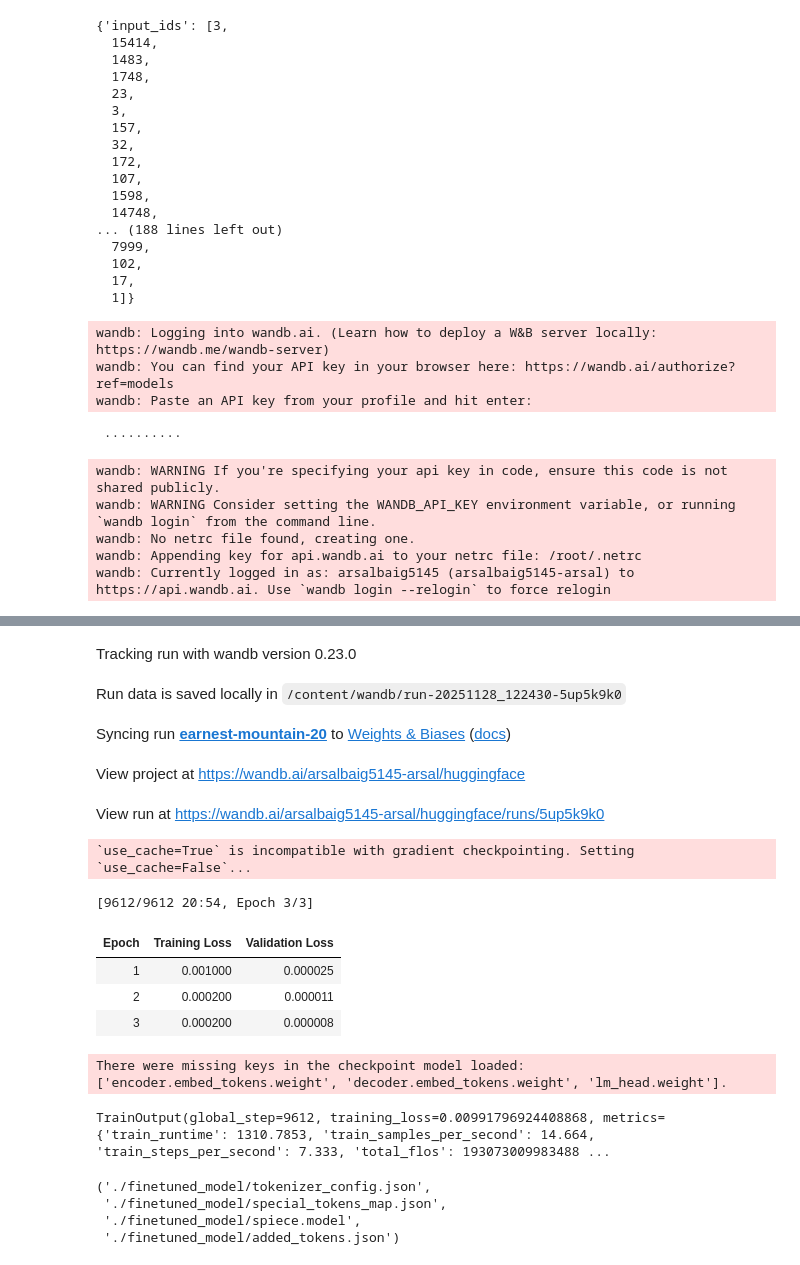
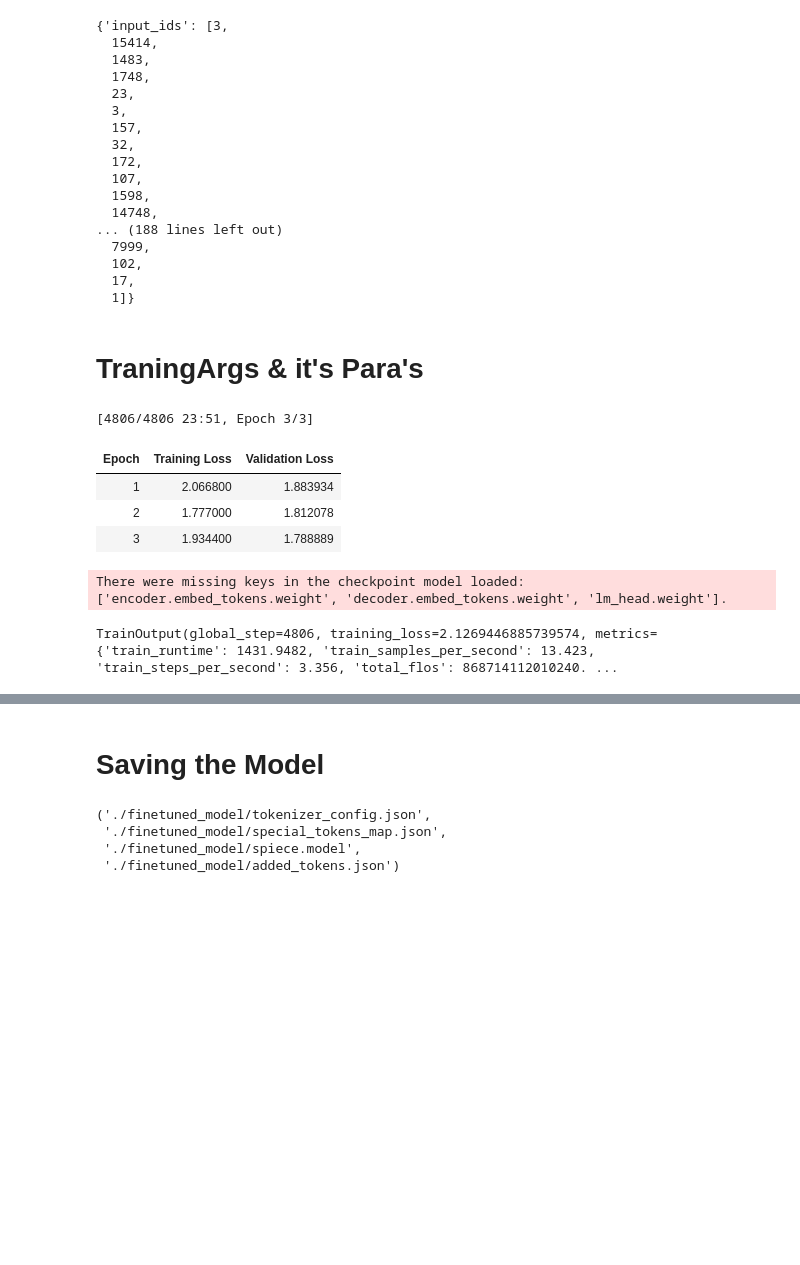
Before and after one commit to ArsalBAIG/LLMs-Large-Language-Model-Frameworks-, a Jupyter notebook: Recipe Generator/Recipe Generator.ipynb, the cells around one changed output, grey strips where cells are left out. Drawn from its saved outputs; the diff is of its cells as text; code cells hidden in the pictures; blank space fills up the shorter version.

```diff
--- a/Recipe Generator/Recipe Generator.ipynb
+++ b/Recipe Generator/Recipe Generator.ipynb
@@ -157,8 +165,8 @@ train_data.shape, test_data.shape
 # %% [output]
 ((6407, 11), (1602, 11))
 # %%
-tokenizer = T5Tokenizer.from_pretrained('t5-small')
-model = AutoModelForSeq2SeqLM.from_pretrained('t5-small')
+tokenizer = T5Tokenizer.from_pretrained('t5-base')
+model = AutoModelForSeq2SeqLM.from_pretrained('t5-base')
 
 device = 'cuda' if torch.cuda.is_available() else 'cpu'
 model.to(device)
@@ -238,48 +241,47 @@ train_dataset[0]
   102,
   17,
   1]}
+# %% [markdown]
+# TraningArgs & it's Para's
 # %%
-data_collator = DataCollatorForLanguageModeling(
+data_collator = DataCollatorForSeq2Seq(
     tokenizer=tokenizer,
-    mlm=False
 )
 
 # Enable input grads for gradient checkpointing with PEFT models
 model.enable_input_require_grads()
 
 traning_args = TrainingArguments(
     output_dir= './results',
     eval_strategy= 'epoch',
     save_strategy= 'epoch',
     learning_rate= 5e-5,
     num_train_epochs= 3,
     per_device_train_batch_size= 4, # Further reduced batch size
     per_device_eval_batch_size= 4,  # Further reduced batch size
     weight_decay= 0.01,
     warmup_steps= 100,
     logging_dir= './logs',
     logging_steps= 10,
     load_best_model_at_end= True,
     fp16=True, # Enable mixed precision training
     gradient_checkpointing=True # Enable gradient checkpointing
 )
 
 trainer = Trainer(
     model= model,
     args= traning_args,
     train_dataset= train_dataset,
     eval_dataset= test_dataset,
     data_collator= data_collator
 )
 
 trainer.train()
 # %% [output]
-wandb: Logging into wandb.ai. (Learn how to deploy a W&B server locally: https://wandb.me/wandb-server)
-wandb: You can find your API key in your browser here: https://wandb.ai/authorize?ref=models
-wandb: Paste an API key from your profile and hit enter:
+[4806/4806 23:51, Epoch 3/3]
+| Epoch | Training Loss | Validation Loss |
+| 1 | 2.066800 | 1.883934 |
+| 2 | 1.777000 | 1.812078 |
+| 3 | 1.934400 | 1.788889 |
- ··········
+There were missing keys in the checkpoint model loaded: ['encoder.embed_tokens.weight', 'decoder.embed_tokens.weight', 'lm_head.weight'].
-wandb: WARNING If you're specifying your api key in code, ensure this code is not shared publicly.
-wandb: WARNING Consider setting the WANDB_API_KEY environment variable, or running `wandb login` from the command line.
-wandb: No netrc file found, creating one.
-wandb: Appending key for api.wandb.ai to your netrc file: /root/.netrc
-wandb: Currently logged in as: arsalbaig5145 (arsalbaig5145-arsal) to https://api.wandb.ai. Use `wandb login --relogin` to force relogin
+TrainOutput(global_step=4806, training_loss=2.1269446885739574, metrics={'train_runtime': 1431.9482, 'train_samples_per_second': 13.423, 'train_steps_per_second': 3.356, 'total_flos': 868714112010240. ...
@@ -287,16 +288,5 @@ wandb: Currently logged in as: arsalbaig5145 (arsalbaig5145-arsal) to https://ap
-Tracking run with wandb version 0.23.0
-Run data is saved locally in /content/wandb/run-20251128_122430-5up5k9k0
-Syncing run earnest-mountain-20 to Weights & Biases (docs)
-View project at https://wandb.ai/arsalbaig5145-arsal/huggingface
-View run at https://wandb.ai/arsalbaig5145-arsal/huggingface/runs/5up5k9k0
-`use_cache=True` is incompatible with gradient checkpointing. Setting `use_cache=False`...
-[9612/9612 20:54, Epoch 3/3]
-| Epoch | Training Loss | Validation Loss |
-| 1 | 0.001000 | 0.000025 |
-| 2 | 0.000200 | 0.000011 |
-| 3 | 0.000200 | 0.000008 |
-There were missing keys in the checkpoint model loaded: ['encoder.embed_tokens.weight', 'decoder.embed_tokens.weight', 'lm_head.weight'].
-TrainOutput(global_step=9612, training_loss=0.00991796924408868, metrics={'train_runtime': 1310.7853, 'train_samples_per_second': 14.664, 'train_steps_per_second': 7.333, 'total_flos': 193073009983488 ...
+# %% [markdown]
+# Saving the Model
 # %%
 model.save_pretrained('./finetuned_model')
 tokenizer.save_pretrained('./finetuned_model')
```
Also changed, not shown: parts of 17 cells of this notebook.
